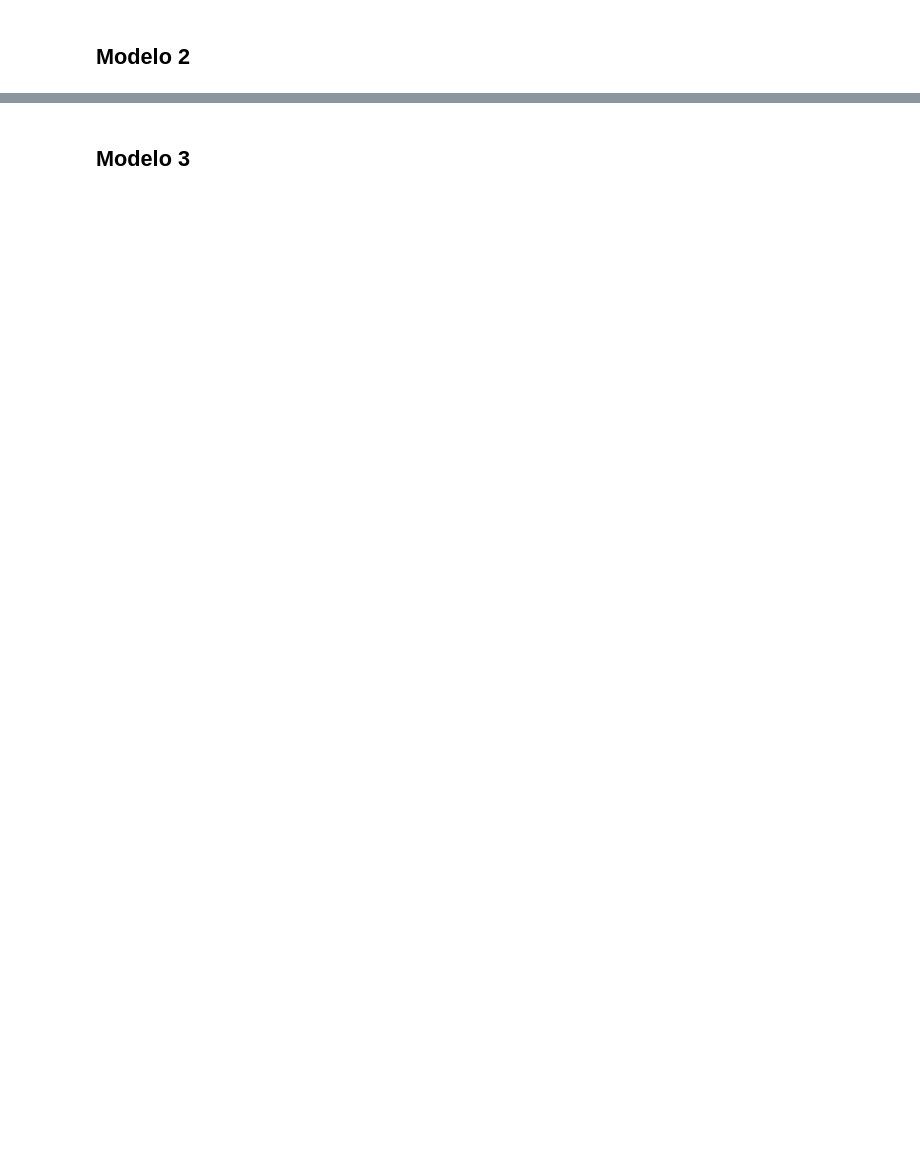
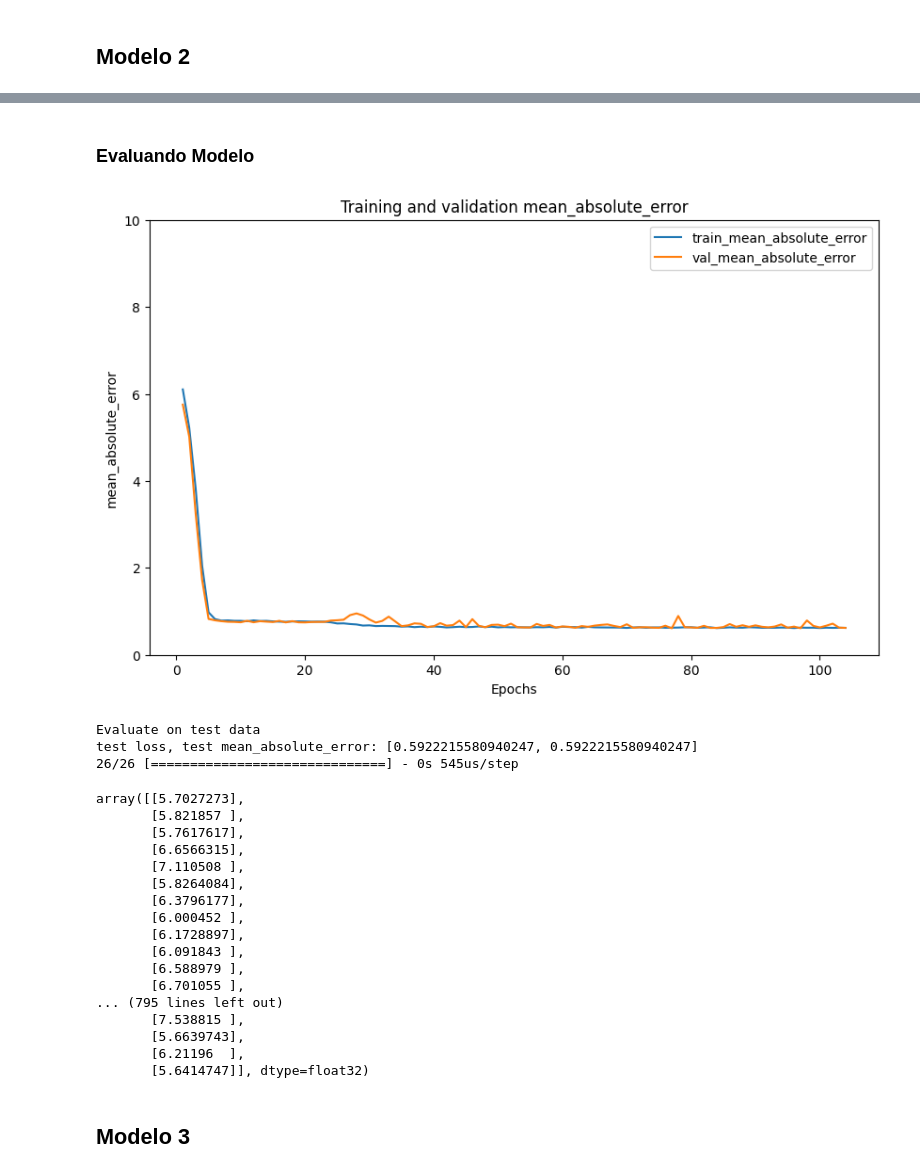
Before and after one commit to guillermoSb/uvg_deep_learning_lab_02, a Jupyter notebook: Neural Networks.ipynb, the cells around one changed output, grey strips where cells are left out. Drawn from its saved outputs; the diff is of its cells as text; code cells hidden in the pictures; blank space fills up the shorter version.

```diff
--- a/Neural Networks.ipynb
+++ b/Neural Networks.ipynb
@@ -198,3 +194,34 @@ plot_metric(batched_history, 'mean_absolute_error')
+# %% [markdown]
+### Evaluando Modelo
+# %%
+plot_metric(batched_history, 'mean_absolute_error')
+print("Evaluate on test data")
+results = model.evaluate(X_test, y_test, batch_size=128, verbose=0)
+print("test loss, test mean_absolute_error:", results)
+predictions = model.predict(X_test)
+predictions
+# %% [output]
+[figure, added]
+Evaluate on test data
+test loss, test mean_absolute_error: [0.5922215580940247, 0.5922215580940247]
+26/26 [==============================] - 0s 545us/step
+array([[5.7027273],
+       [5.821857 ],
+       [5.7617617],
+       [6.6566315],
+       [7.110508 ],
+       [5.8264084],
+       [6.3796177],
+       [6.000452 ],
+       [6.1728897],
+       [6.091843 ],
+       [6.588979 ],
+       [6.701055 ],
+... (795 lines left out)
+       [7.538815 ],
+       [5.6639743],
+       [6.21196  ],
+       [5.6414747]], dtype=float32)
 # %% [markdown]
 ## Modelo 3
 # %%
```
Also changed, not shown: parts of 10 cells of this notebook, 4 other files.
